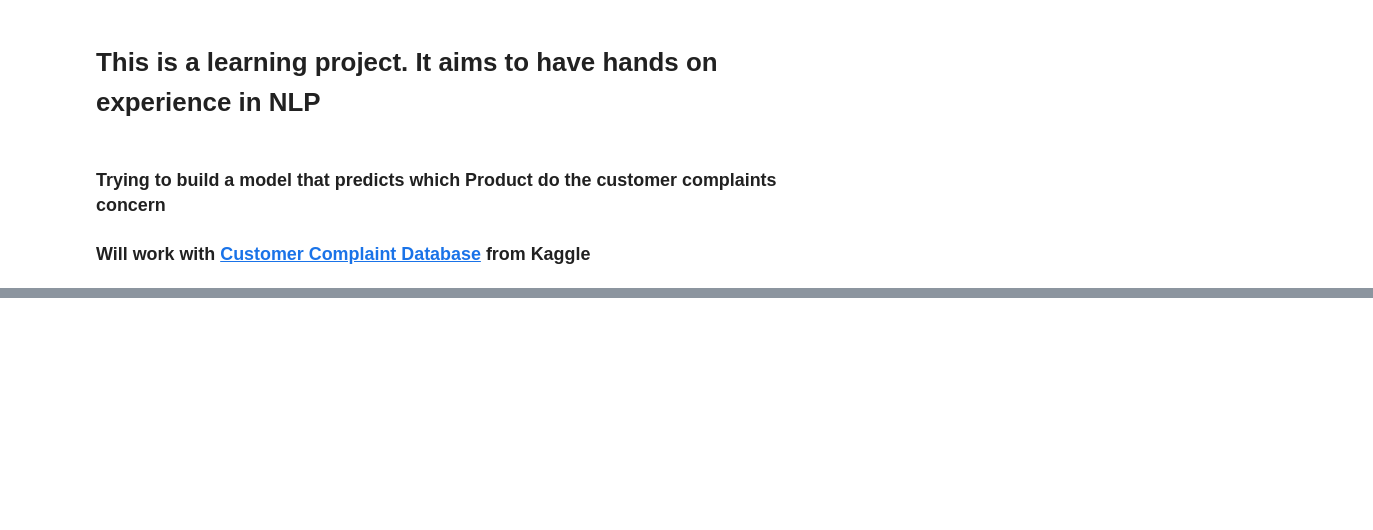
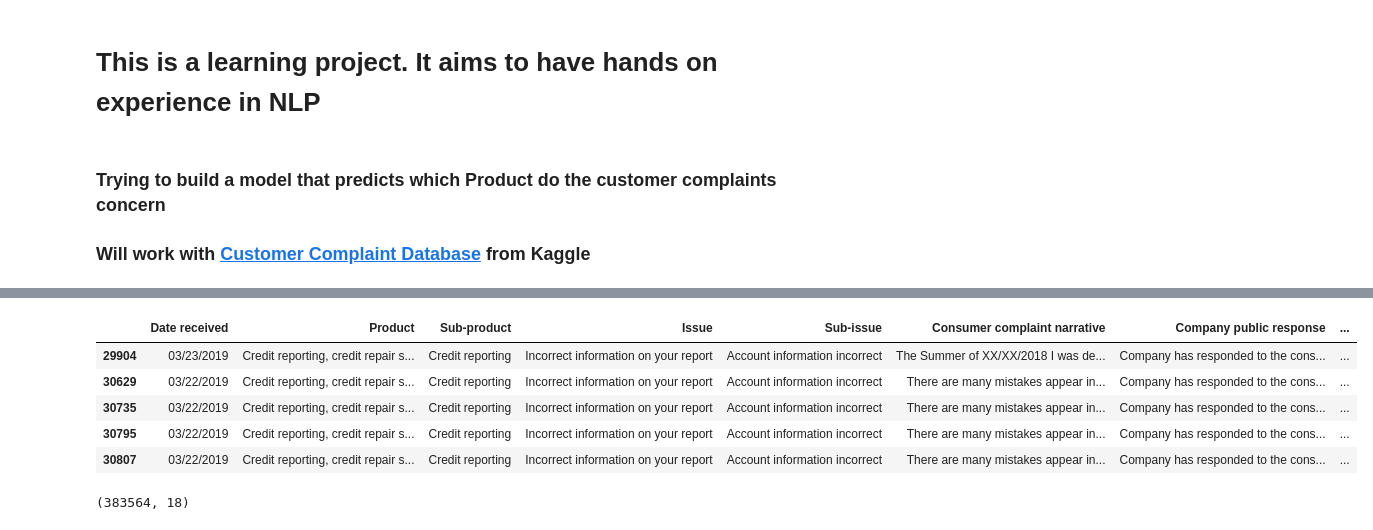
Before and after one commit to harunugurlu/mobile-action-internship, a Jupyter notebook: Data Science/Sample Projects/Customer Complaint Product Categorization/customer-complaint-product-categorization.ipynb, the cells around one changed output, grey strips where cells are left out. Cells and saved outputs as stored; diff of their text form; code cells hidden in the pictures; blank space fills up the shorter version.

```diff
--- a/Data Science/Sample Projects/Customer Complaint Product Categorization/customer-complaint-product-categorization.ipynb
+++ b/Data Science/Sample Projects/Customer Complaint Product Categorization/customer-complaint-product-categorization.ipynb
@@ -39,0 +68,15 @@ from tqdm import tqdm
+# %%
+df = df_dump[df_dump['Consumer complaint narrative'].notna()].copy()
+# %%
+df.head()
+# %% [output]
+|  | Date received | Product | Sub-product | Issue | Sub-issue | Consumer complaint narrative | Company public response | ... |
+| 29904 | 03/23/2019 | Credit reporting, credit repair s... | Credit reporting | Incorrect information on your report | Account information incorrect | The Summer of XX/XX/2018 I was de... | Company has responded to the cons... | ... |
+| 30629 | 03/22/2019 | Credit reporting, credit repair s... | Credit reporting | Incorrect information on your report | Account information incorrect | There are many mistakes appear in... | Company has responded to the cons... | ... |
+| 30735 | 03/22/2019 | Credit reporting, credit repair s... | Credit reporting | Incorrect information on your report | Account information incorrect | There are many mistakes appear in... | Company has responded to the cons... | ... |
+| 30795 | 03/22/2019 | Credit reporting, credit repair s... | Credit reporting | Incorrect information on your report | Account information incorrect | There are many mistakes appear in... | Company has responded to the cons... | ... |
+| 30807 | 03/22/2019 | Credit reporting, credit repair s... | Credit reporting | Incorrect information on your report | Account information incorrect | There are many mistakes appear in... | Company has responded to the cons... | ... |
+# %%
+df.shape
+# %% [output]
+(383564, 18)
```
Also changed, not shown: parts of 24 cells of this notebook.
